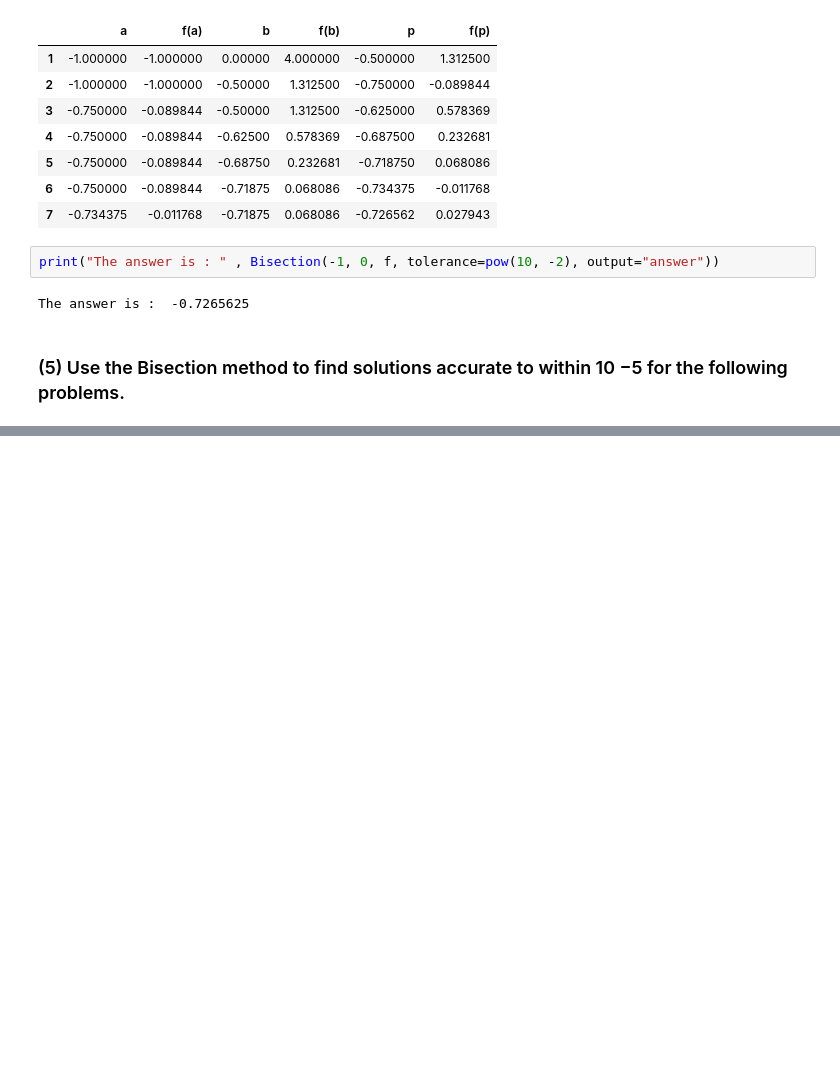
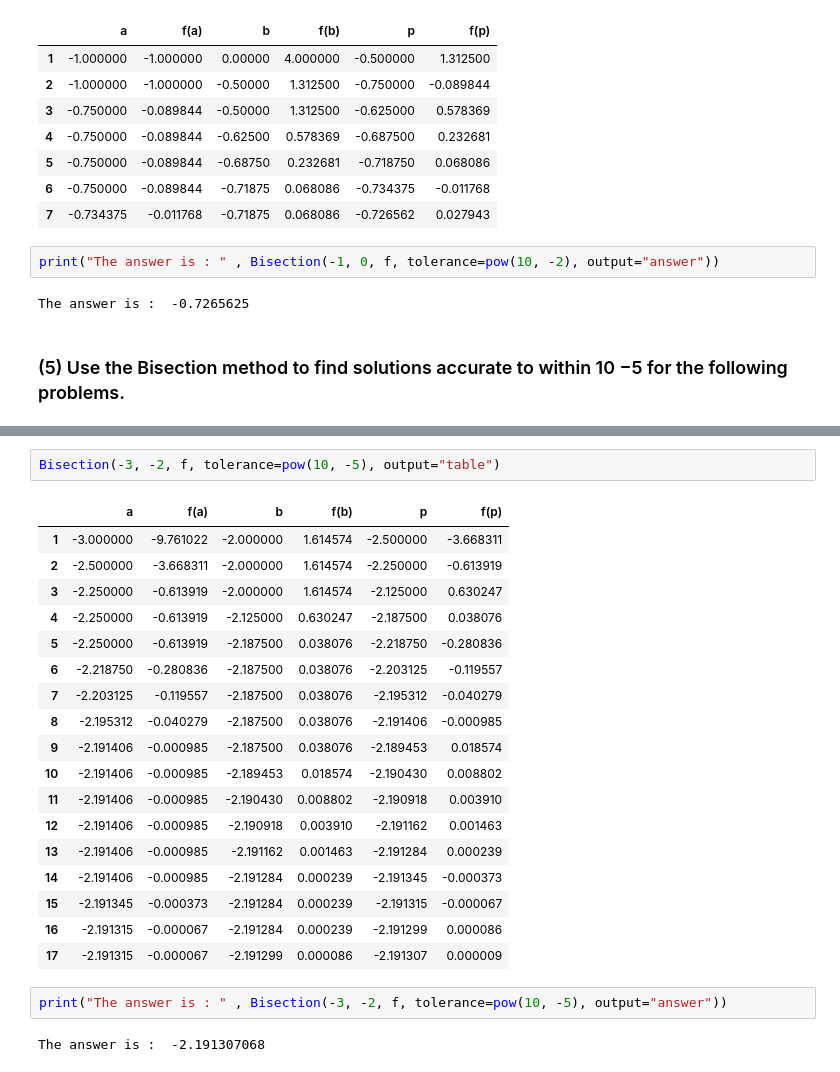
Before and after one commit to aadimator/numerical-computing, a Jupyter notebook: Bisection Method.ipynb, the cells around one changed output, grey strips where cells are left out. Saved outputs shown, nothing was run; the diff lists cells and outputs as text; blank space fills up the shorter version.

```diff
--- a/Bisection Method.ipynb
+++ b/Bisection Method.ipynb
@@ -318,0 +388,25 @@ The answer is :  -0.7265625
+# %%
+Bisection(-3, -2, f, tolerance=pow(10, -5), output="table")
+# %% [output]
+|  | a | f(a) | b | f(b) | p | f(p) |
+| 1 | -3.000000 | -9.761022 | -2.000000 | 1.614574 | -2.500000 | -3.668311 |
+| 2 | -2.500000 | -3.668311 | -2.000000 | 1.614574 | -2.250000 | -0.613919 |
+| 3 | -2.250000 | -0.613919 | -2.000000 | 1.614574 | -2.125000 | 0.630247 |
+| 4 | -2.250000 | -0.613919 | -2.125000 | 0.630247 | -2.187500 | 0.038076 |
+| 5 | -2.250000 | -0.613919 | -2.187500 | 0.038076 | -2.218750 | -0.280836 |
+| 6 | -2.218750 | -0.280836 | -2.187500 | 0.038076 | -2.203125 | -0.119557 |
+| 7 | -2.203125 | -0.119557 | -2.187500 | 0.038076 | -2.195312 | -0.040279 |
+| 8 | -2.195312 | -0.040279 | -2.187500 | 0.038076 | -2.191406 | -0.000985 |
+| 9 | -2.191406 | -0.000985 | -2.187500 | 0.038076 | -2.189453 | 0.018574 |
+| 10 | -2.191406 | -0.000985 | -2.189453 | 0.018574 | -2.190430 | 0.008802 |
+| 11 | -2.191406 | -0.000985 | -2.190430 | 0.008802 | -2.190918 | 0.003910 |
+| 12 | -2.191406 | -0.000985 | -2.190918 | 0.003910 | -2.191162 | 0.001463 |
+| 13 | -2.191406 | -0.000985 | -2.191162 | 0.001463 | -2.191284 | 0.000239 |
+| 14 | -2.191406 | -0.000985 | -2.191284 | 0.000239 | -2.191345 | -0.000373 |
+| 15 | -2.191345 | -0.000373 | -2.191284 | 0.000239 | -2.191315 | -0.000067 |
+| 16 | -2.191315 | -0.000067 | -2.191284 | 0.000239 | -2.191299 | 0.000086 |
+| 17 | -2.191315 | -0.000067 | -2.191299 | 0.000086 | -2.191307 | 0.000009 |
+# %%
+print("The answer is : " , Bisection(-3, -2, f, tolerance=pow(10, -5), output="answer"))
+# %% [output]
+The answer is :  -2.191307068
```
Also changed, not shown: parts of 18 cells of this notebook.
